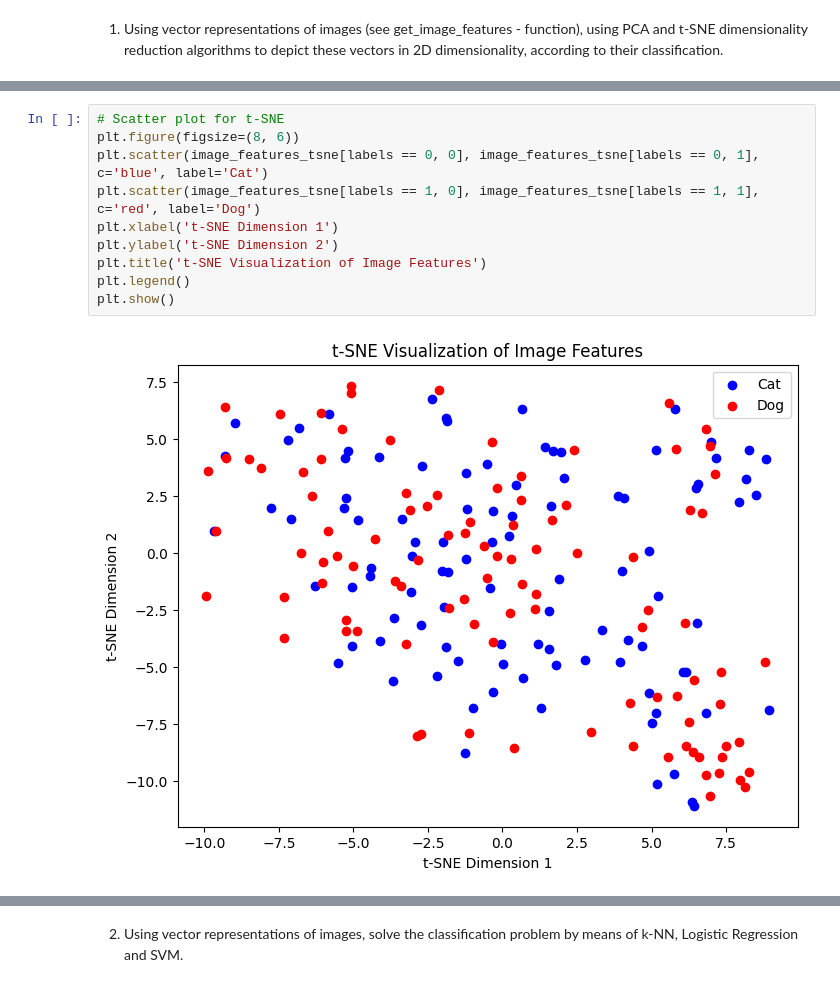
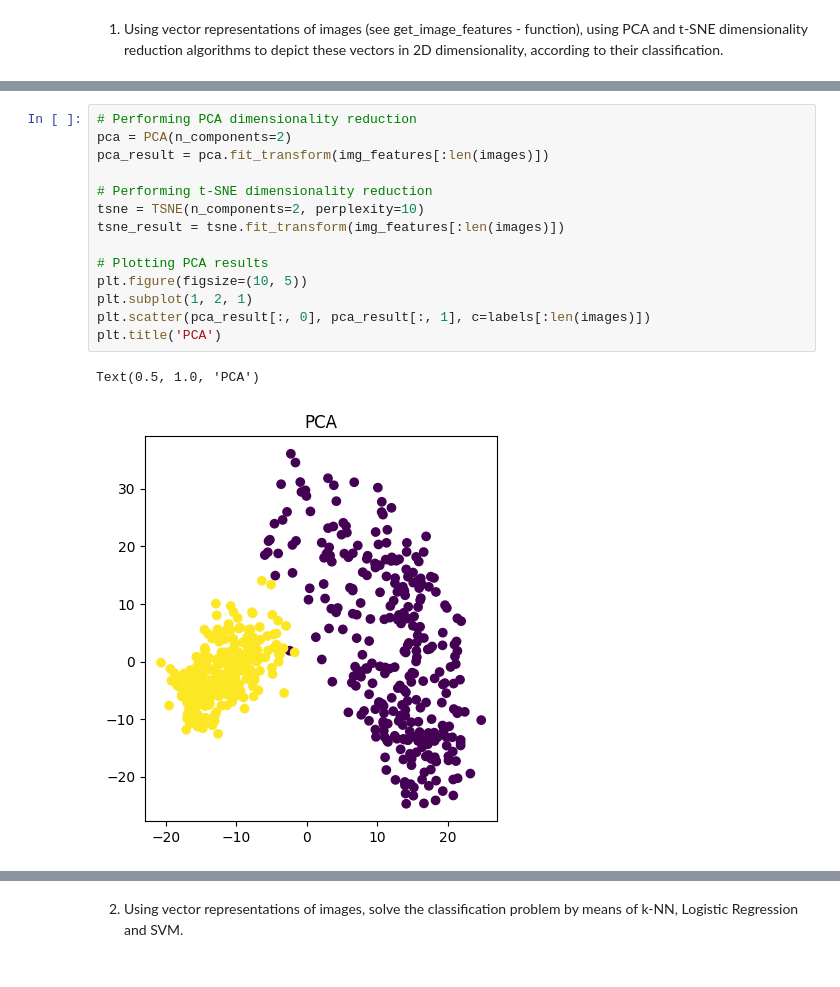
Before and after one commit to mariamzhamakochyan/DINOv2-Image-Analysis-and-Classification, a Jupyter notebook: DINOv2_Analysis.ipynb, the cells around one changed output, grey strips where cells are left out. Drawn from its saved outputs; the diff is of its cells as text.

```diff
--- a/DINOv2_Analysis.ipynb
+++ b/DINOv2_Analysis.ipynb
@@ -134,12 +170,17 @@ plt.show()
-# %%
-# Scatter plot for t-SNE
-plt.figure(figsize=(8, 6))
-plt.scatter(image_features_tsne[labels == 0, 0], image_features_tsne[labels == 0, 1], c='blue', label='Cat')
-plt.scatter(image_features_tsne[labels == 1, 0], image_features_tsne[labels == 1, 1], c='red', label='Dog')
-plt.xlabel('t-SNE Dimension 1')
-plt.ylabel('t-SNE Dimension 2')
-plt.title('t-SNE Visualization of Image Features')
-plt.legend()
-plt.show()
-# %% [output]
-[figure, removed]
+# %%
+# Performing PCA dimensionality reduction
+pca = PCA(n_components=2)
+pca_result = pca.fit_transform(img_features[:len(images)])
+
+# Performing t-SNE dimensionality reduction
+tsne = TSNE(n_components=2, perplexity=10)
+tsne_result = tsne.fit_transform(img_features[:len(images)])
+
+# Plotting PCA results
+plt.figure(figsize=(10, 5))
+plt.subplot(1, 2, 1)
+plt.scatter(pca_result[:, 0], pca_result[:, 1], c=labels[:len(images)])
+plt.title('PCA')
+# %% [output]
+Text(0.5, 1.0, 'PCA')
+[figure, added]
```
Also changed, not shown: parts of 11 cells of this notebook.
